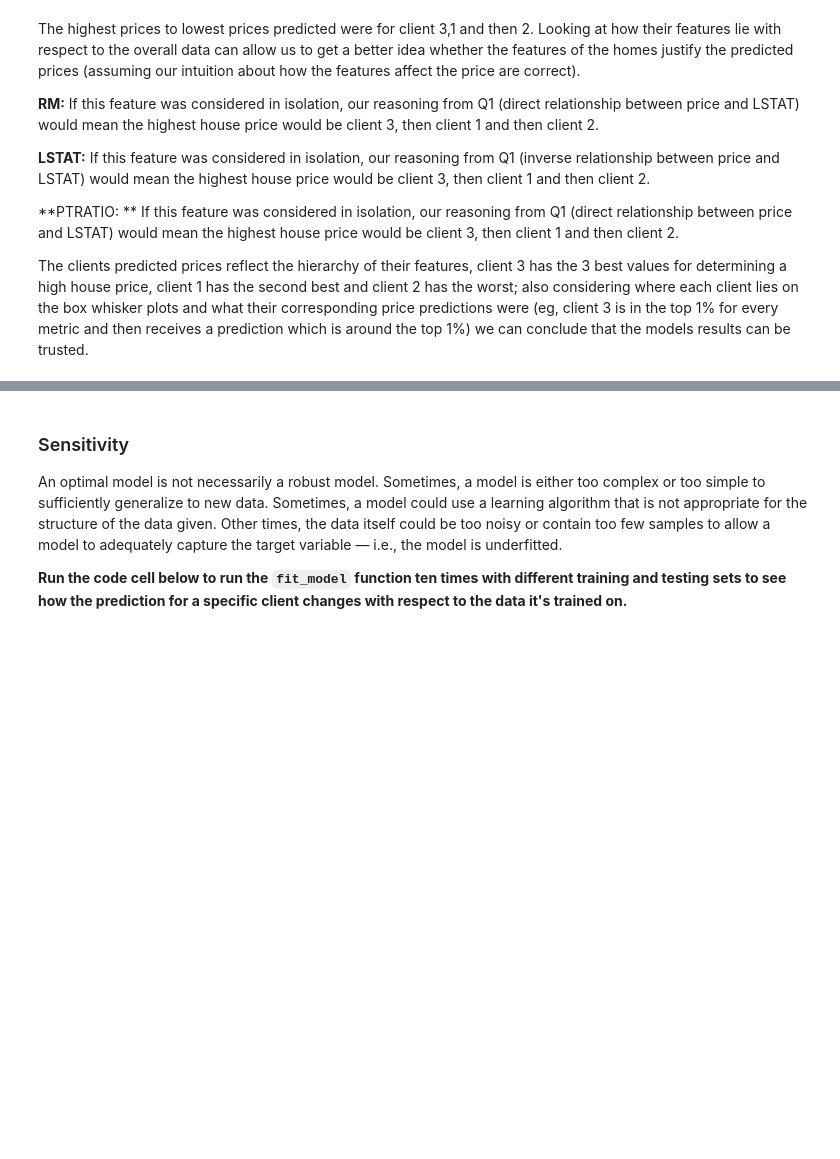
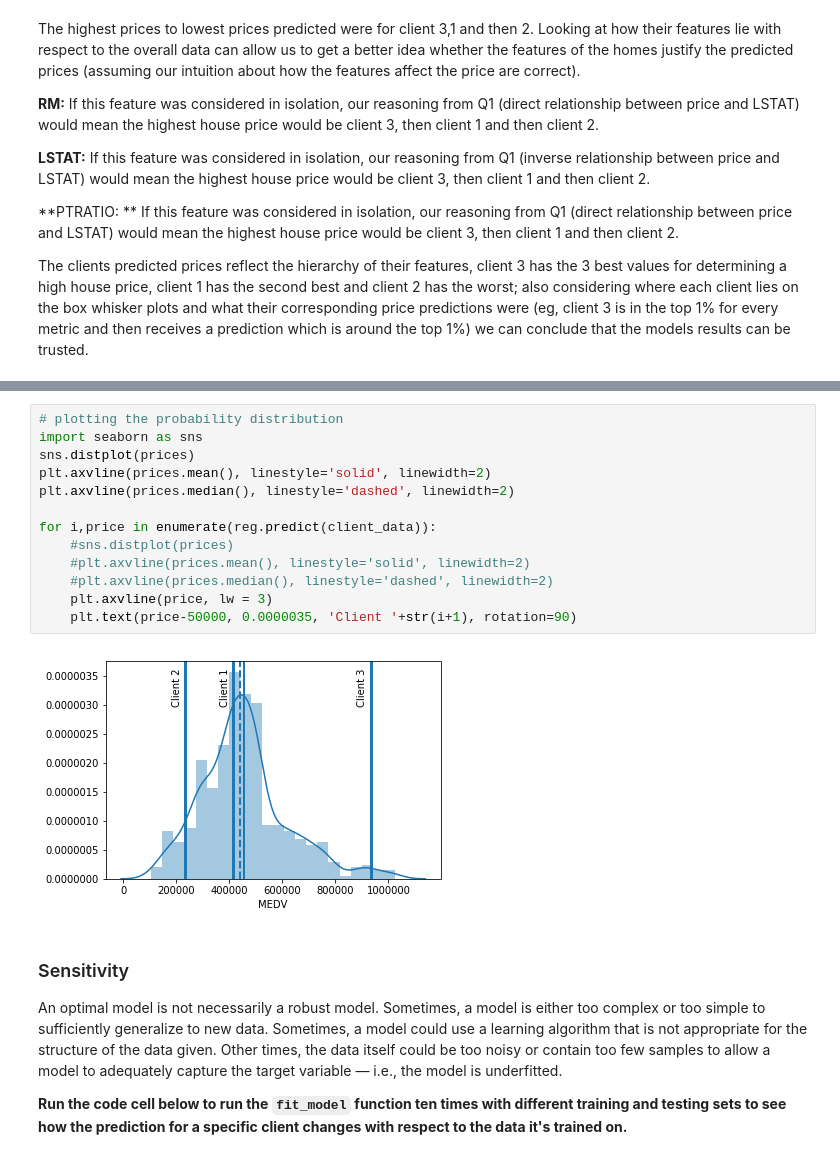
Before and after one commit to JeroenSchmidt/machine-learning, a Jupyter notebook: projects/boston_housing (ML Foundations - main project)/boston_housing.ipynb, the cells around one changed output, grey strips where cells are left out. Drawn from its saved outputs; the diff is of its cells as text; blank space fills up the shorter version.

```diff
--- a/projects/boston_housing (ML Foundations - main project)/boston_housing.ipynb
+++ b/projects/boston_housing (ML Foundations - main project)/boston_housing.ipynb
@@ -527,3 +537,18 @@ The clients predicted prices reflect the hierarchy of their features, client 3 h
+# %%
+# plotting the probability distribution
+import seaborn as sns
+sns.distplot(prices)
+plt.axvline(prices.mean(), linestyle='solid', linewidth=2)
+plt.axvline(prices.median(), linestyle='dashed', linewidth=2)
+
+for i,price in enumerate(reg.predict(client_data)):
+    #sns.distplot(prices)
+    #plt.axvline(prices.mean(), linestyle='solid', linewidth=2)
+    #plt.axvline(prices.median(), linestyle='dashed', linewidth=2)
+    plt.axvline(price, lw = 3)
+    plt.text(price-50000, 0.0000035, 'Client '+str(i+1), rotation=90)
+# %% [output]
+[figure, added]
 # %% [markdown]
 ### Sensitivity
 An optimal model is not necessarily a robust model. Sometimes, a model is either too complex or too simple to sufficiently generalize to new data. Sometimes, a model could use a learning algorithm that is not appropriate for the structure of the data given. Other times, the data itself could be too noisy or contain too few samples to allow a model to adequately capture the target variable — i.e., the model is underfitted.
```
Also changed, not shown: parts of 1 cell of this notebook, 15 other files.
